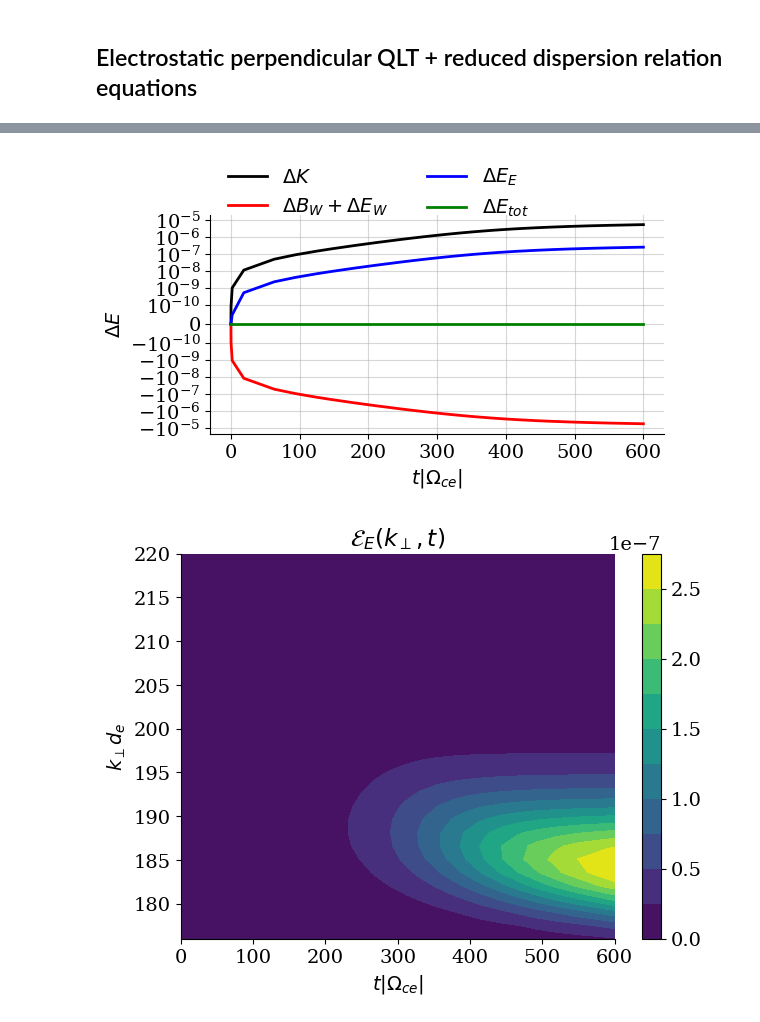
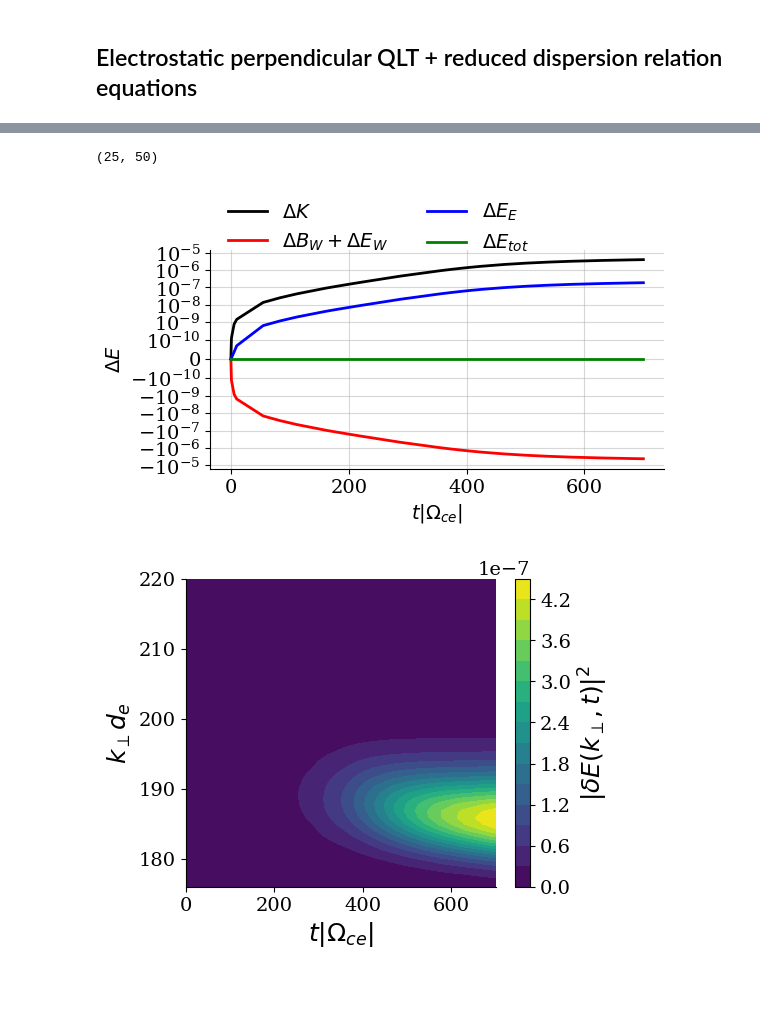
Before and after one commit to opaliss/QLT_whistler, a Jupyter notebook: secondary_waves/electrostatic_perpendicular_QLT.ipynb, the cells around one changed output, grey strips where cells are left out. Drawn from its saved outputs; the diff is of its cells as text; code cells hidden in the pictures; blank space fills up the shorter version.

```diff
--- a/secondary_waves/electrostatic_perpendicular_QLT.ipynb
+++ b/secondary_waves/electrostatic_perpendicular_QLT.ipynb
@@ -45,10 +45,12 @@ leading to
 # normalization
 # time is normalized to the electron cyclotron frequency 1/Omega_ce
 # space is normalized to electron inertial length d_e
-n_c = 4/5 # n^e_0
+n_c = 0.8 # n^e_0
 omega_0 = 0.5 # Omega_ce
+
+
 k_0 = 1 # d_e
-dB0 = 4e-4  # d_{e}^3 Omega_{ce}^2 m_{e} n_{e}
+dB0 = 4.5e-4  # d_{e}^3 Omega_{ce}^2 m_{e} n_{e}
 
 omega_pe = 4 # Omgea_{ce}
 alpha_perp_c = 0.0079 # d_e x Omega_ce
@@ -58,14 +60,14 @@ v_0 = 0.65 * 0.0079 # d_e x Omega_ce
 omega_pi = omega_pe / np.sqrt(1836) # Omega_ce
 
 # initial conditions
-E0 = 1e-9
+E0 = 5e-10
 K0 = (alpha_perp_c**2 / 2) * n_c
 T0 = (alpha_perp_c**2 / 2)
 
 # k vector
-k_vec = np.linspace(176, 220, 30)
+k_vec = np.linspace(176, 220, 50)
 dk = np.abs(k_vec[1] - k_vec[0])
 
 # max time
-t_max = 600
+t_max = 700
 # %%
@@ -154,8 +182,12 @@ plt.savefig("../figs/secondary_QLT/perp/perp_magnetic_energy.png", dpi=300, bbox
+# %%
+np.shape(result.y[4:, :].T*k_vec)
+# %% [output]
+(25, 50)
 # %%
 fig, ax = plt.subplots(figsize=(6, 4))
 kinetic_energy = result.y[0, :]
-potential_energy = np.sum(result.y[4:, :], axis=0)*dk/4/np.pi
-magnetic_energy = (1 + (omega_0/k_0/omega_pe)**2) * result.y[2, :]/4/np.pi
+potential_energy = np.sum(result.y[4:, :].T, axis=1) * dk/8/np.pi
+magnetic_energy = result.y[2, :]/8/np.pi
 total_energy = kinetic_energy + magnetic_energy + potential_energy
 
 ax.plot(result.t, kinetic_energy - kinetic_energy[0], color="black", linewidth=2, label="$\Delta K$")
@@ -177,19 +209,19 @@ plt.tight_layout()
 
 plt.savefig("../figs/secondary_QLT/perp/perp_conservation_of_energy.png", dpi=300, bbox_inches='tight')
 # %% [output]
-[figure, old version]
+[figure, new version]
 # %%
-fig, ax = plt.subplots(figsize=(7, 5))
-pos = ax.contourf(result.t, k_vec, result.y[4:], cmap="viridis",  levels=10)
+fig, ax = plt.subplots(figsize=(5, 4))
+pos = ax.contourf(result.t, k_vec, result.y[4:], cmap="viridis",  levels=15)
 cbar = fig.colorbar(pos)
 
-ax.set_xlabel(r'$t|\Omega_{ce}|$')
-ax.set_ylabel(r'$k_{\perp} d_{e}$')
+ax.set_xlabel(r'$t|\Omega_{ce}|$', fontsize=18)
+ax.set_ylabel(r'$k_{\perp} d_{e}$', fontsize=18)
 
 ax.spines['right'].set_visible(False)
 ax.spines['top'].set_visible(False)
 
-ax.set_title(r"$\mathcal{E}_{E}(k_{\perp}, t)$")
+cbar.set_label(r"$|\delta E(k_{\perp}, t)|^2$", fontsize=18)
 plt.savefig("../figs/secondary_QLT/perp/electric_energy_spectrum.png", dpi=300, bbox_inches='tight')
 # %% [output]
-[figure, old version]
+[figure, new version]
```
Also changed, not shown: parts of 13 cells of this notebook, 5 other files.
